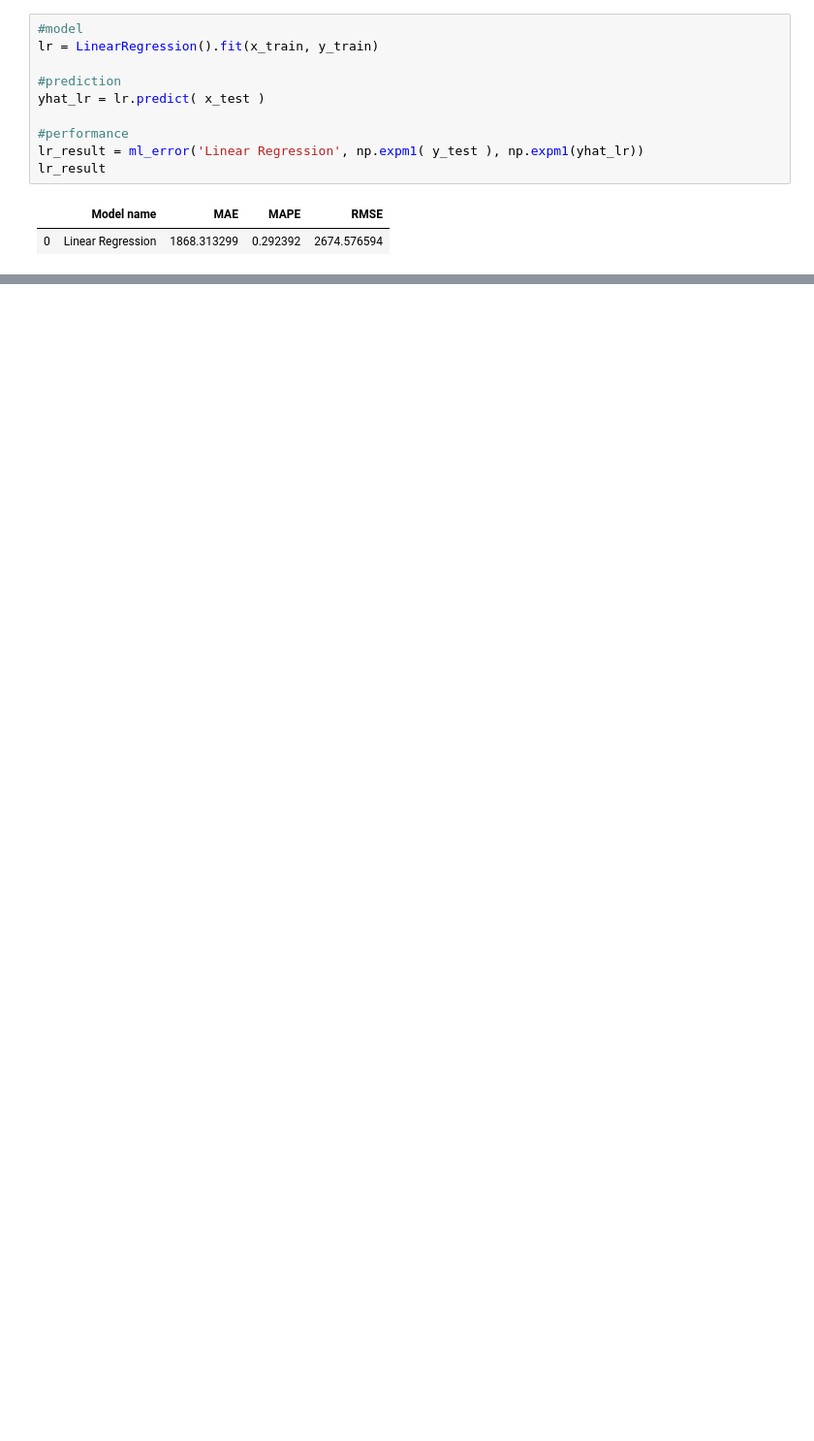
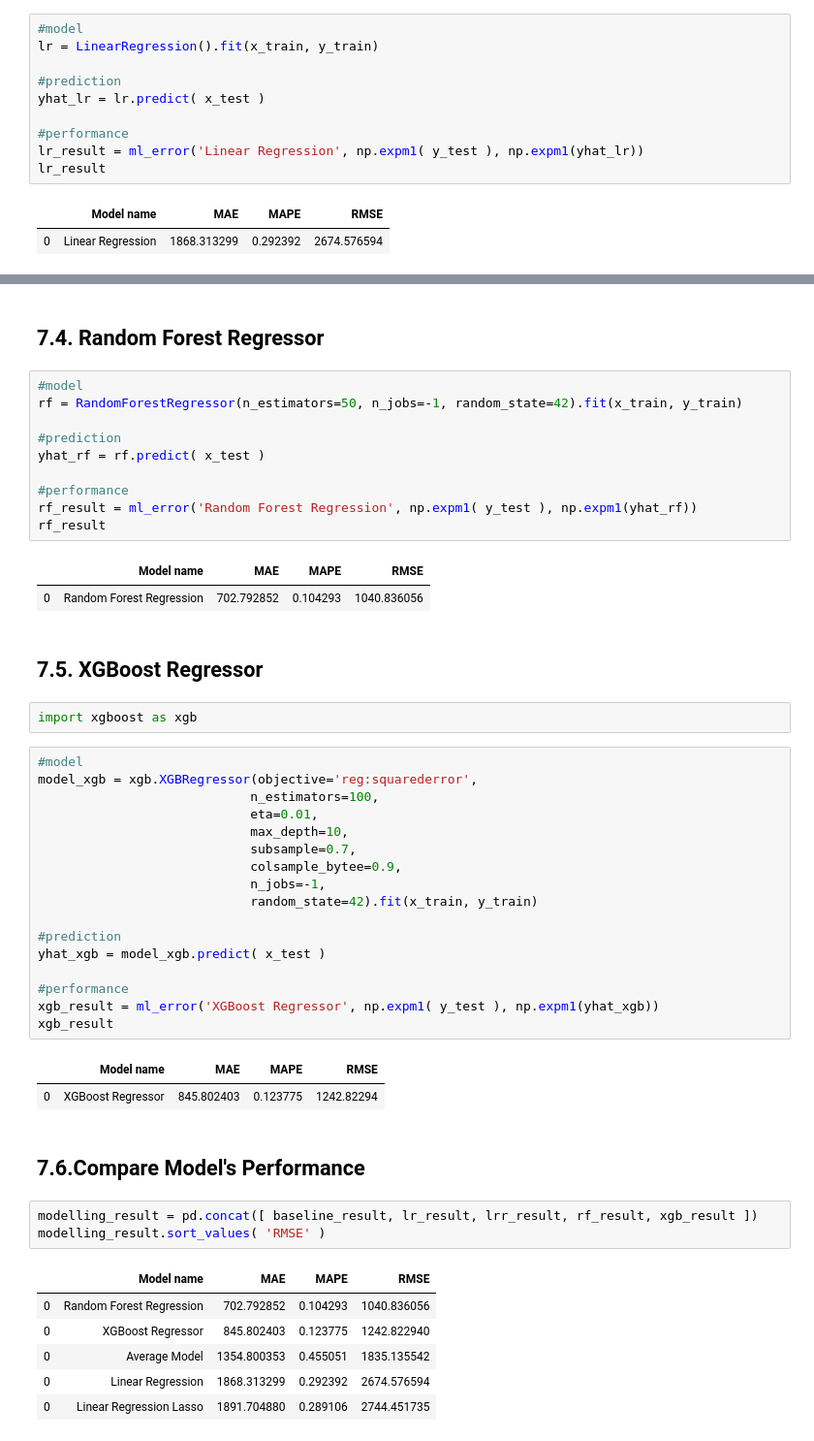
Before and after one commit to cidones/data-science-em-producao, a Jupyter notebook: M07_v01_store_sales_prediction.ipynb, the cells around one changed output, grey strips where cells are left out. Shown at 97% size. Cells and saved outputs as stored; diff of their text form; blank space fills up the shorter version.

```diff
--- a/M07_v01_store_sales_prediction.ipynb
+++ b/M07_v01_store_sales_prediction.ipynb
@@ -1158,0 +1068,51 @@ lrr_result
+# %% [markdown]
+## 7.4. Random Forest Regressor
+# %%
+#model
+rf = RandomForestRegressor(n_estimators=50, n_jobs=-1, random_state=42).fit(x_train, y_train)
+
+#prediction
+yhat_rf = rf.predict( x_test )
+
+#performance
+rf_result = ml_error('Random Forest Regression', np.expm1( y_test ), np.expm1(yhat_rf))
+rf_result
+# %% [output]
+|  | Model name | MAE | MAPE | RMSE |
+| 0 | Random Forest Regression | 702.792852 | 0.104293 | 1040.836056 |
+# %% [markdown]
+## 7.5. XGBoost Regressor
+# %%
+import xgboost as xgb
+# %%
+#model
+model_xgb = xgb.XGBRegressor(objective='reg:squarederror',
+                            n_estimators=100,
+                            eta=0.01,
+                            max_depth=10,
+                            subsample=0.7,
+                            colsample_bytee=0.9,
+                            n_jobs=-1,
+                            random_state=42).fit(x_train, y_train)
+
+#prediction
+yhat_xgb = model_xgb.predict( x_test )
+
+#performance
+xgb_result = ml_error('XGBoost Regressor', np.expm1( y_test ), np.expm1(yhat_xgb))
+xgb_result
+# %% [output]
+|  | Model name | MAE | MAPE | RMSE |
+| 0 | XGBoost Regressor | 845.802403 | 0.123775 | 1242.82294 |
+# %% [markdown]
+## 7.6.Compare Model's Performance
+# %%
+modelling_result = pd.concat([ baseline_result, lr_result, lrr_result, rf_result, xgb_result ])
+modelling_result.sort_values( 'RMSE' )
+# %% [output]
+|  | Model name | MAE | MAPE | RMSE |
+| 0 | Random Forest Regression | 702.792852 | 0.104293 | 1040.836056 |
+| 0 | XGBoost Regressor | 845.802403 | 0.123775 | 1242.822940 |
+| 0 | Average Model | 1354.800353 | 0.455051 | 1835.135542 |
+| 0 | Linear Regression | 1868.313299 | 0.292392 | 2674.576594 |
+| 0 | Linear Regression Lasso | 1891.704880 | 0.289106 | 2744.451735 |
```
Also changed, not shown: parts of 31 cells of this notebook.
